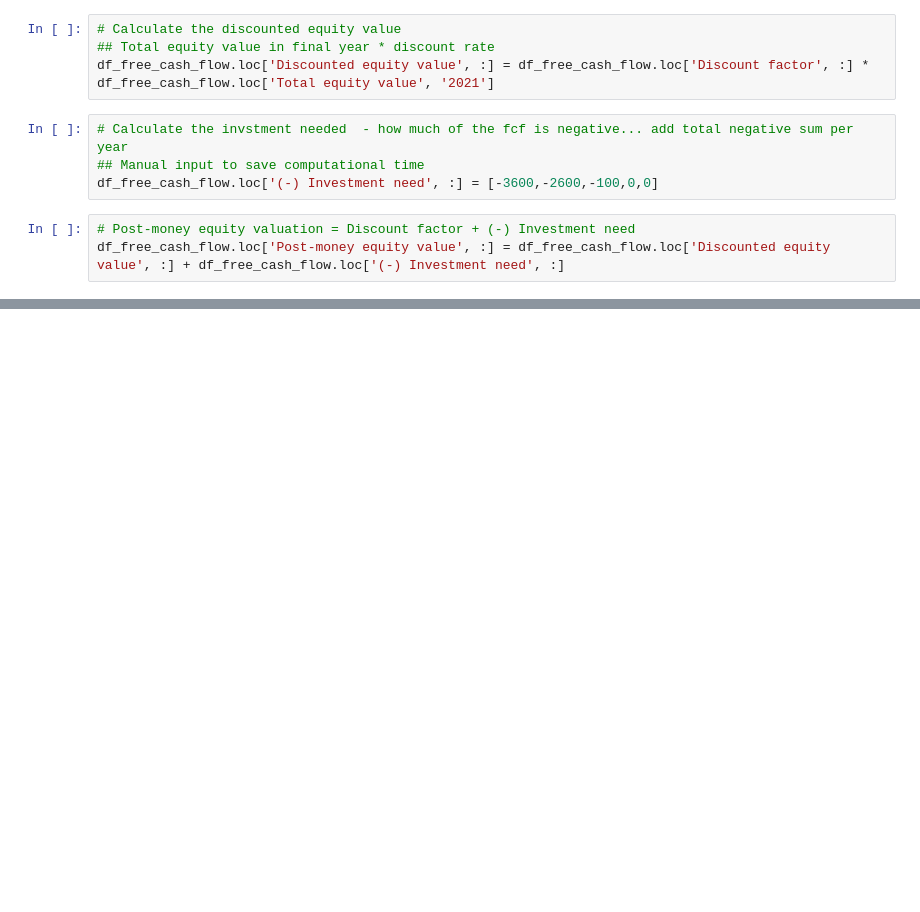
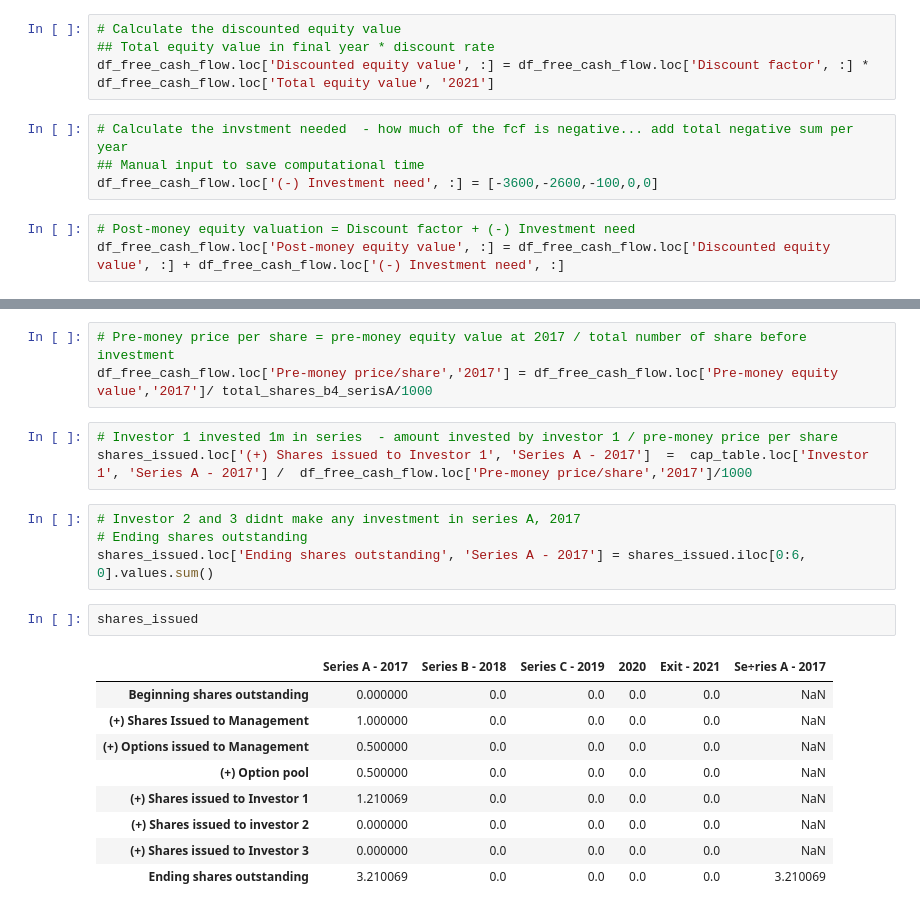
Before and after one commit to cmj123/VentureCapitalFinancialModeling, a Jupyter notebook: Company Valuation.ipynb, the cells around one changed output, grey strips where cells are left out. Cells and saved outputs as stored; diff of their text form; blank space fills up the shorter version.

```diff
--- a/Company Valuation.ipynb
+++ b/Company Valuation.ipynb
@@ -117,3 +209,25 @@ df_free_cash_flow.loc['Post-money equity value', :] = df_free_cash_flow.loc['Dis
+# %%
+# Pre-money price per share = pre-money equity value at 2017 / total number of share before investment
+df_free_cash_flow.loc['Pre-money price/share','2017'] = df_free_cash_flow.loc['Pre-money equity value','2017']/ total_shares_b4_serisA/1000
+# %%
+# Investor 1 invested 1m in series  - amount invested by investor 1 / pre-money price per share
+shares_issued.loc['(+) Shares issued to Investor 1', 'Series A - 2017']  =  cap_table.loc['Investor 1', 'Series A - 2017'] /  df_free_cash_flow.loc['Pre-money price/share','2017']/1000
+# %%
+# Investor 2 and 3 didnt make any investment in series A, 2017
+# Ending shares outstanding
+shares_issued.loc['Ending shares outstanding', 'Series A - 2017'] = shares_issued.iloc[0:6, 0].values.sum()
+# %%
+shares_issued
+# %% [output]
+|  | Series A - 2017 | Series B - 2018 | Series C - 2019 | 2020 | Exit - 2021 | Se÷ries A - 2017 |
+| Beginning shares outstanding | 0.000000 | 0.0 | 0.0 | 0.0 | 0.0 | NaN |
+| (+) Shares Issued to Management | 1.000000 | 0.0 | 0.0 | 0.0 | 0.0 | NaN |
+| (+) Options issued to Management | 0.500000 | 0.0 | 0.0 | 0.0 | 0.0 | NaN |
+| (+) Option pool | 0.500000 | 0.0 | 0.0 | 0.0 | 0.0 | NaN |
+| (+) Shares issued to Investor 1 | 1.210069 | 0.0 | 0.0 | 0.0 | 0.0 | NaN |
+| (+) Shares issued to investor 2 | 0.000000 | 0.0 | 0.0 | 0.0 | 0.0 | NaN |
+| (+) Shares issued to Investor 3 | 0.000000 | 0.0 | 0.0 | 0.0 | 0.0 | NaN |
+| Ending shares outstanding | 3.210069 | 0.0 | 0.0 | 0.0 | 0.0 | 3.210069 |
 # %%
 df_free_cash_flow
 # %% [output]
```
Also changed, not shown: parts of 12 cells of this notebook.
